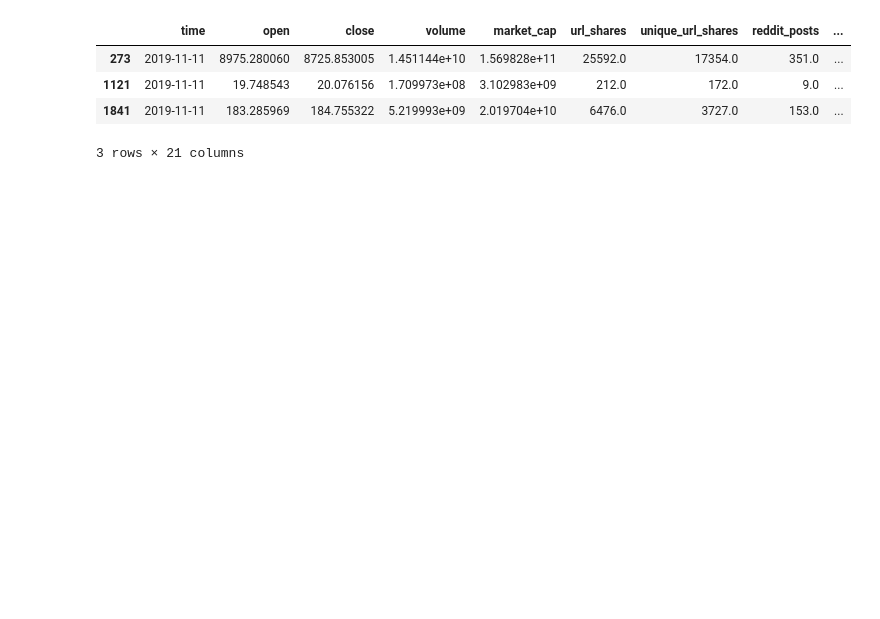
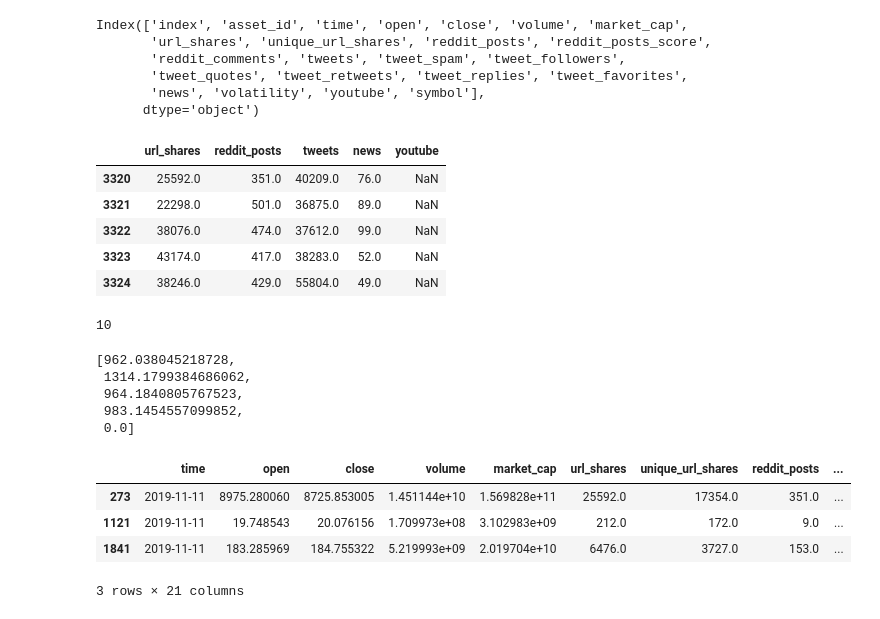
Before and after one commit to kanggg007/Cyptocurrency_project, a Jupyter notebook: Dashboard/data.ipynb, the cells around one changed output. Drawn from its saved outputs; the diff is of its cells as text; code cells hidden in the pictures; blank space fills up the shorter version.

```diff
--- a/Dashboard/data.ipynb
+++ b/Dashboard/data.ipynb
@@ -6,6 +6,7 @@ df_btc = pd.read_csv('resources copy/BTC.csv')
 df_aave = pd.read_csv('resources copy/AAVE.csv')
 df_bnb = pd.read_csv('resources copy/BNB.csv')
 d_eth = pd.read_csv('resources copy/ETH.csv')
+df_all = pd.read_csv('coin_all.csv')
 # %%
 combined_data = pd.concat([df_btc, df_aave, df_bnb, d_eth], axis=0)
 # %%
@@ -21,0 +17,24 @@ combined_data.to_csv('test_data')
+# %%
+df_top_20.columns
+# %% [output]
+Index(['index', 'asset_id', 'time', 'open', 'close', 'volume', 'market_cap',
+       'url_shares', 'unique_url_shares', 'reddit_posts', 'reddit_posts_score',
+       'reddit_comments', 'tweets', 'tweet_spam', 'tweet_followers',
+       'tweet_quotes', 'tweet_retweets', 'tweet_replies', 'tweet_favorites',
+       'news', 'volatility', 'youtube', 'symbol'],
+      dtype='object')
+# %%
+start_date = '2019-11-11'
+
+end_date = '2019-11-30'
+
+a = df_all.loc[df_all['time'].between(start_date, end_date)].loc[df_all['symbol']=='BTC']
+a = a[['url_shares','reddit_posts','tweets','news','youtube']].apply(pd.to_numeric)
+a.head()
+# %% [output]
+|  | url_shares | reddit_posts | tweets | news | youtube |
+| 3320 | 25592.0 | 351.0 | 40209.0 | 76.0 | NaN |
+| 3321 | 22298.0 | 501.0 | 36875.0 | 89.0 | NaN |
+| 3322 | 38076.0 | 474.0 | 37612.0 | 99.0 | NaN |
+| 3323 | 43174.0 | 417.0 | 38283.0 | 52.0 | NaN |
+| 3324 | 38246.0 | 429.0 | 55804.0 | 49.0 | NaN |
@@ -21,0 +64,23 @@ combined_data.to_csv('test_data')
+# %%
+from math import pi
+import plotly.express as px
+categories=list(df3)[1:]
+N = len(categories)
+
+# We are going to plot the first line of the data frame.
+# But we need to repeat the first value to close the circular graph:
+
+
+values=df3.iloc[0].values.faltten().tolist()
+values += values[:]
+# %% [output]
+10
+# %%
+sum_column = df3.sum(axis=0)
+list(sum_column)
+# %% [output]
+[962.038045218728,
+ 1314.1799384686062,
+ 964.1840805767523,
+ 983.1454557099852,
+ 0.0]
```
Also changed, not shown: parts of 7 cells of this notebook, 8 other files.
